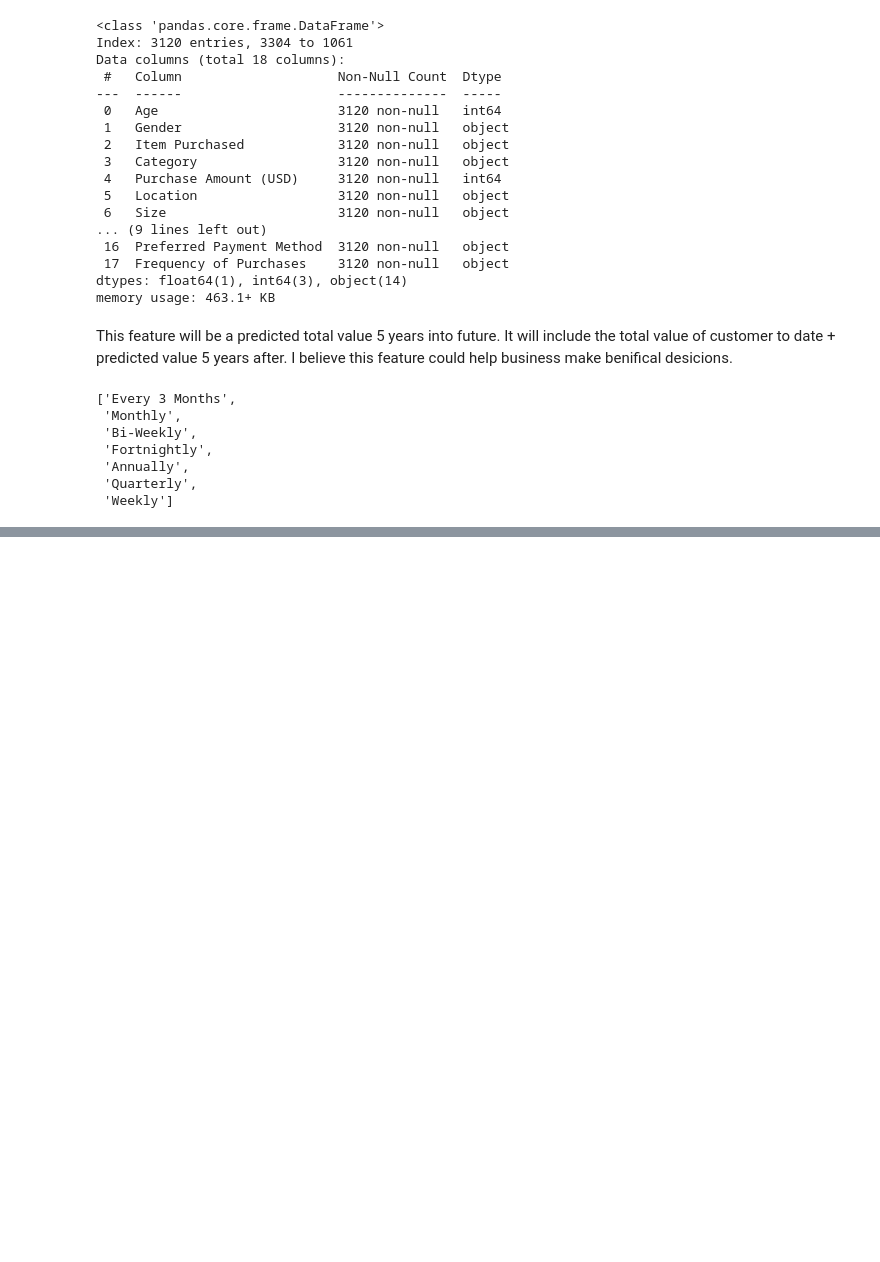
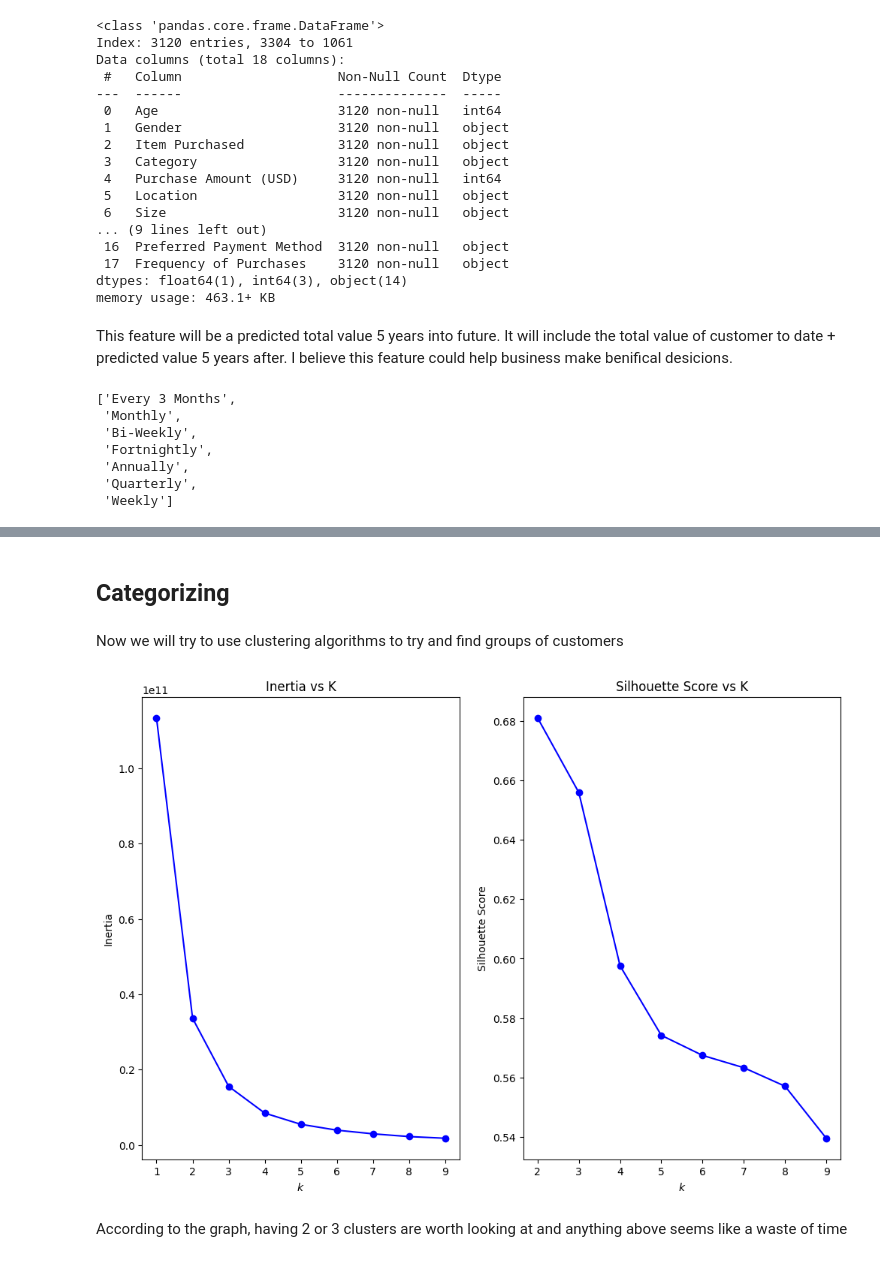
Before and after one commit to mishamickevicius/ML-Projects, a Jupyter notebook: Customer Shopping Trends/Customer Shopping Trends.ipynb, the cells around one changed output, grey strips where cells are left out. Saved outputs shown, nothing was run; the diff lists cells and outputs as text; code cells hidden in the pictures; blank space fills up the shorter version.

```diff
--- a/Customer Shopping Trends/Customer Shopping Trends.ipynb
+++ b/Customer Shopping Trends/Customer Shopping Trends.ipynb
@@ -136,0 +205,3 @@ freq_map = {
+# %%
+categorical_features = ['Item Purchased', 'Category', 'Size', 'Color', 'Season', 'Payment Method', 'Shipping Type',
+                       'Preferred Payment Method', 'Frequency of Purchases']
@@ -136,0 +213,20 @@ freq_map = {
+# %%
+# Turning categorical features into numeric features
+from sklearn.preprocessing import OneHotEncoder
+
+encoder = OneHotEncoder(sparse_output=False, handle_unknown='ignore')
+# Fit encoder
+encoded_array = encoder.fit_transform(train_df[categorical_features])
+# Get feature names
+encoded_features_names = encoder.get_feature_names_out(categorical_features)
+# Make a pandas df
+encoded_df = pd.DataFrame(encoded_array, columns=encoded_features_names)
+# Concatenate with original data
+train_df = pd.concat([train_df.reset_index(drop=True), encoded_df], axis=1)
+# Drop categorical features
+train_df = train_df.drop(columns=categorical_features)
+train_df.drop('Location', axis=1, inplace=True)
+# %% [markdown]
+## Categorizing
+# %% [markdown]
+Now we will try to use clustering algorithms to try and find groups of customers
@@ -136,0 +235,32 @@ freq_map = {
+# %%
+## Firstly lets try and find the the k value that will give us the highest silhouette score and a good inertia
+from sklearn.metrics import silhouette_score
+
+kmeans_per_k = [KMeans(n_clusters=k, n_init=10, random_state=1).fit(train_df)
+                for k in range(1, 10)]
+inertias = [model.inertia_ for model in kmeans_per_k]
+silhouette_scores = [silhouette_score(train_df, model.labels_)
+                     for model in kmeans_per_k[1:]]
+
+## Graph
+fig, (ax1, ax2) = plt.subplots(1, 2, figsize=(12,8))
+
+# Inertia graph
+ax1.plot(range(1,10), inertias, "bo-")
+ax1.set_xlabel("$k$")
+ax1.set_ylabel("Inertia")
+ax1.set_title("Inertia vs K")
+
+# Silhouette graph
+
+ax2.plot(range(2,10), silhouette_scores, "bo-")
+ax2.set_xlabel("$k$")
+ax2.set_ylabel("Silhouette Score")
+ax2.set_title("Silhouette Score vs K")
+
+
+plt.show()
+# %% [output]
+[figure, added]
+# %% [markdown]
+According to the graph, having 2 or 3 clusters are worth looking at and anything above seems like a waste of time
```
Also changed, not shown: parts of 86 cells of this notebook, 2 other files.
